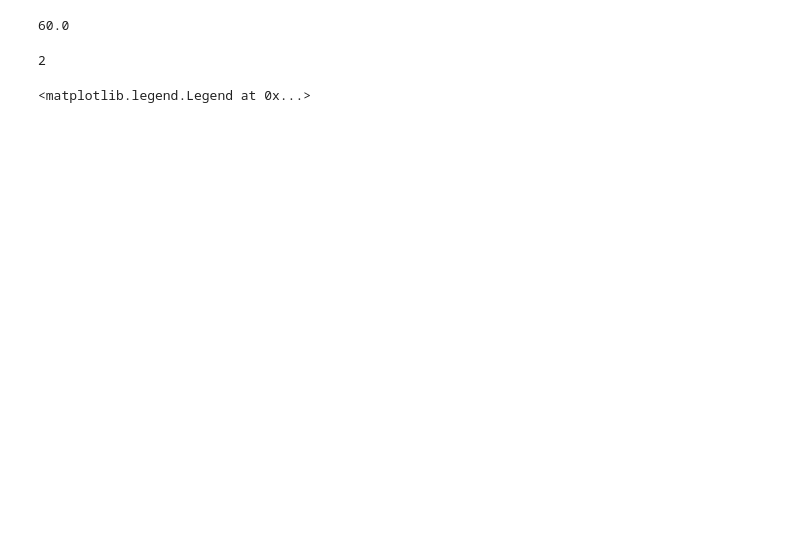
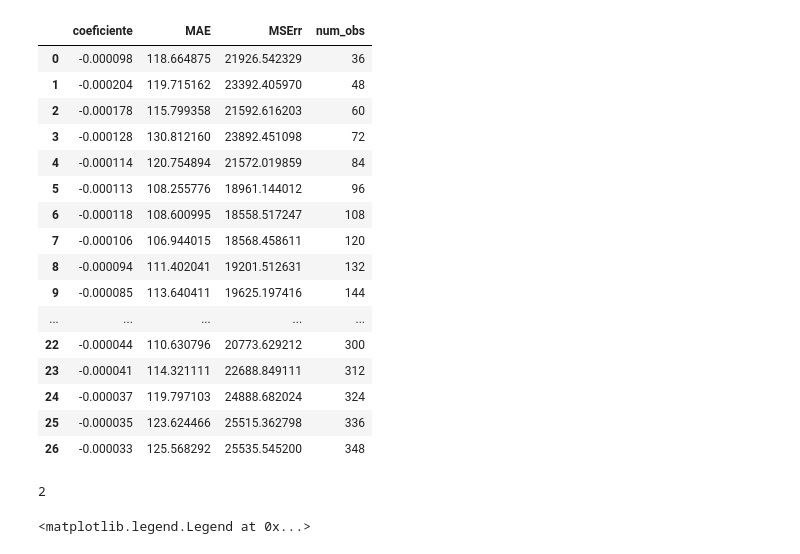
Before and after one commit to sistelca/pythonscripts, a Jupyter notebook: Estimacion_tendencia.ipynb, the cells around one changed output. Drawn from its saved outputs; the diff is of its cells as text; code cells hidden in the pictures; blank space fills up the shorter version.

```diff
--- a/Estimacion_tendencia.ipynb
+++ b/Estimacion_tendencia.ipynb
@@ -118,13 +104,29 @@ regres_result
 # %%
-arg_sup_ind = regres_result.loc[regres_result.p < 0.1].index[0]-1
-regres_result.loc[arg_sup_ind]['num_obs']
-
+# arg_sup_ind = regres_result.loc[regres_result.p < 0.1].index[0]-1
+# regres_result.loc[arg_sup_ind]['num_obs']
+regres_result
 
 # a ṕartir de los ultimos 60 valores (close) del dataset, se genera una lista
 # esa lista se le van agregando valores en tiempo real y con todos los datos se calcula otra
 # regresion, con MSE y F para calcular los MSE de originales con los de nuevos datos
 # %% [output]
-60.0
+|  | coeficiente | MAE | MSErr | num_obs |
+| 0 | -0.000098 | 118.664875 | 21926.542329 | 36 |
+| 1 | -0.000204 | 119.715162 | 23392.405970 | 48 |
+| 2 | -0.000178 | 115.799358 | 21592.616203 | 60 |
+| 3 | -0.000128 | 130.812160 | 23892.451098 | 72 |
+| 4 | -0.000114 | 120.754894 | 21572.019859 | 84 |
+| 5 | -0.000113 | 108.255776 | 18961.144012 | 96 |
+| 6 | -0.000118 | 108.600995 | 18558.517247 | 108 |
+| 7 | -0.000106 | 106.944015 | 18568.458611 | 120 |
+| 8 | -0.000094 | 111.402041 | 19201.512631 | 132 |
+| 9 | -0.000085 | 113.640411 | 19625.197416 | 144 |
+| ... | ... | ... | ... | ... |
+| 22 | -0.000044 | 110.630796 | 20773.629212 | 300 |
+| 23 | -0.000041 | 114.321111 | 22688.849111 | 312 |
+| 24 | -0.000037 | 119.797103 | 24888.682024 | 324 |
+| 25 | -0.000035 | 123.624466 | 25515.362798 | 336 |
+| 26 | -0.000033 | 125.568292 | 25535.545200 | 348 |
 # %%
 arg_sup_ind
 # %% [output]
```
Also changed, not shown: parts of 7 cells of this notebook.
